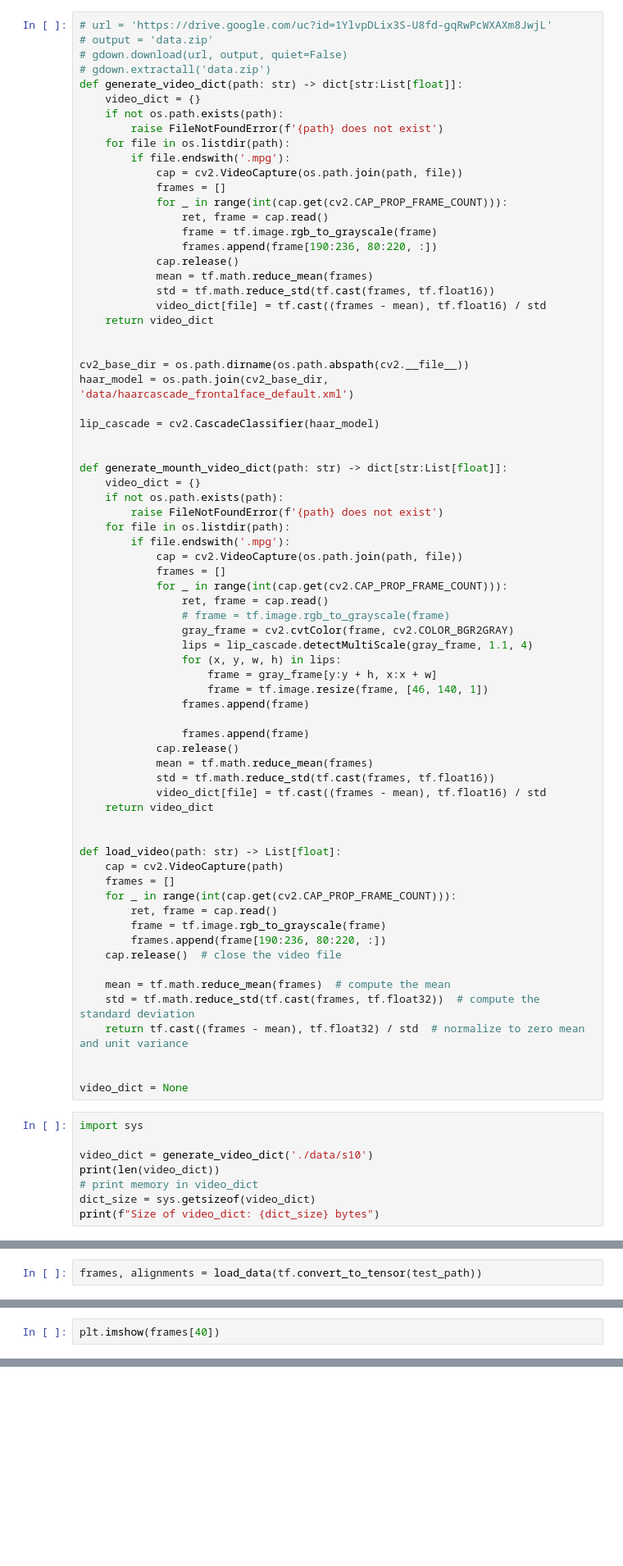
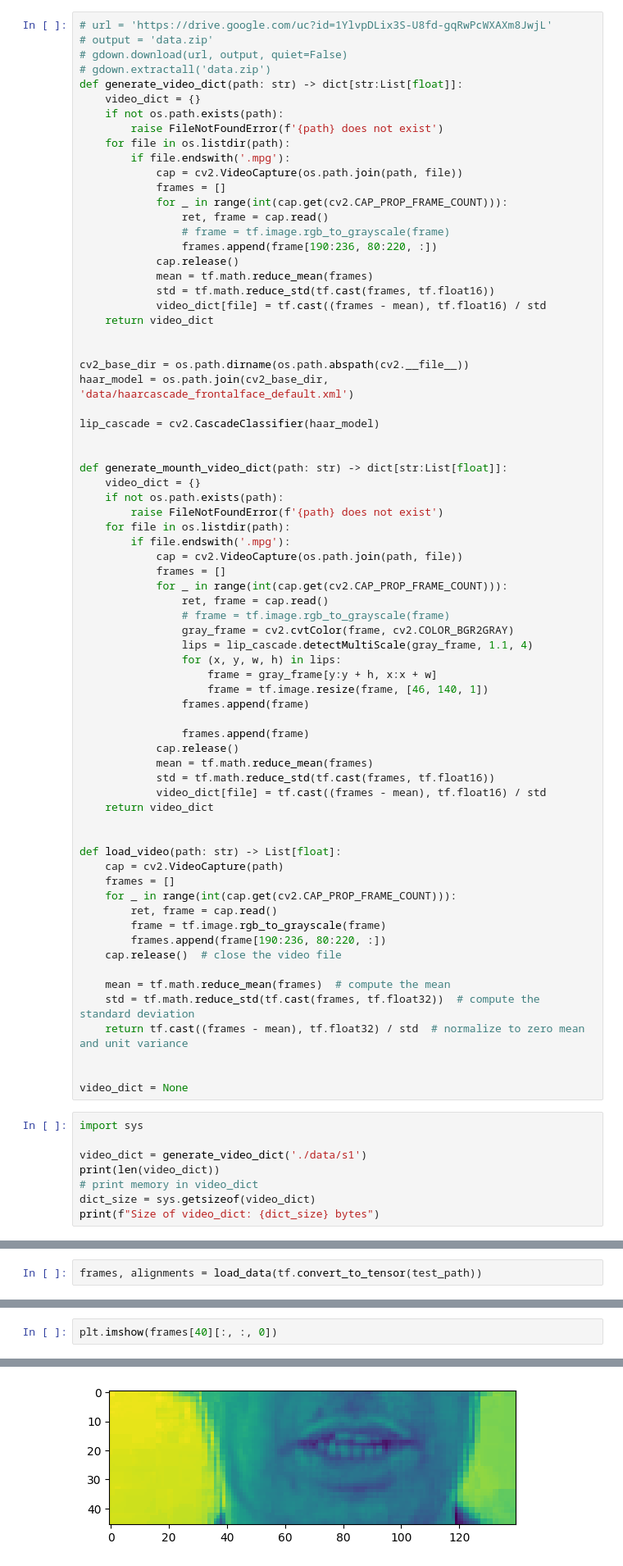
Before and after one commit to liazylee/lip_reading, a Jupyter notebook: src/lipNet/LipNet.ipynb, the cells around one changed output, grey strips where cells are left out. Shown at 82% size. Drawn from its saved outputs; the diff is of its cells as text; blank space fills up the shorter version.

```diff
--- a/src/lipNet/LipNet.ipynb
+++ b/src/lipNet/LipNet.ipynb
@@ -40,7 +42,7 @@ def generate_video_dict(path: str) -> dict[str:List[float]]:
             frames = []
             for _ in range(int(cap.get(cv2.CAP_PROP_FRAME_COUNT))):
                 ret, frame = cap.read()
-                frame = tf.image.rgb_to_grayscale(frame)
+                # frame = tf.image.rgb_to_grayscale(frame)
                 frames.append(frame[190:236, 80:220, :])
             cap.release()
             mean = tf.math.reduce_mean(frames)
@@ -99,7 +101,7 @@ video_dict = None
 # %%
 import sys
 
-video_dict = generate_video_dict('./data/s10')
+video_dict = generate_video_dict('./data/s1')
 print(len(video_dict))
 # print memory in video_dict
 dict_size = sys.getsizeof(video_dict)
@@ -176,2 +213,3 @@ print(len(frames))
 # %%
-plt.imshow(frames[40])
+plt.imshow(frames[40][:, :, 0])
+# %% [output]
@@ -178,2 +217,3 @@ plt.imshow(frames[40])
+[figure, added]
 # %%
 alignments
```
Also changed, not shown: parts of 33 cells of this notebook, 10 other files.
